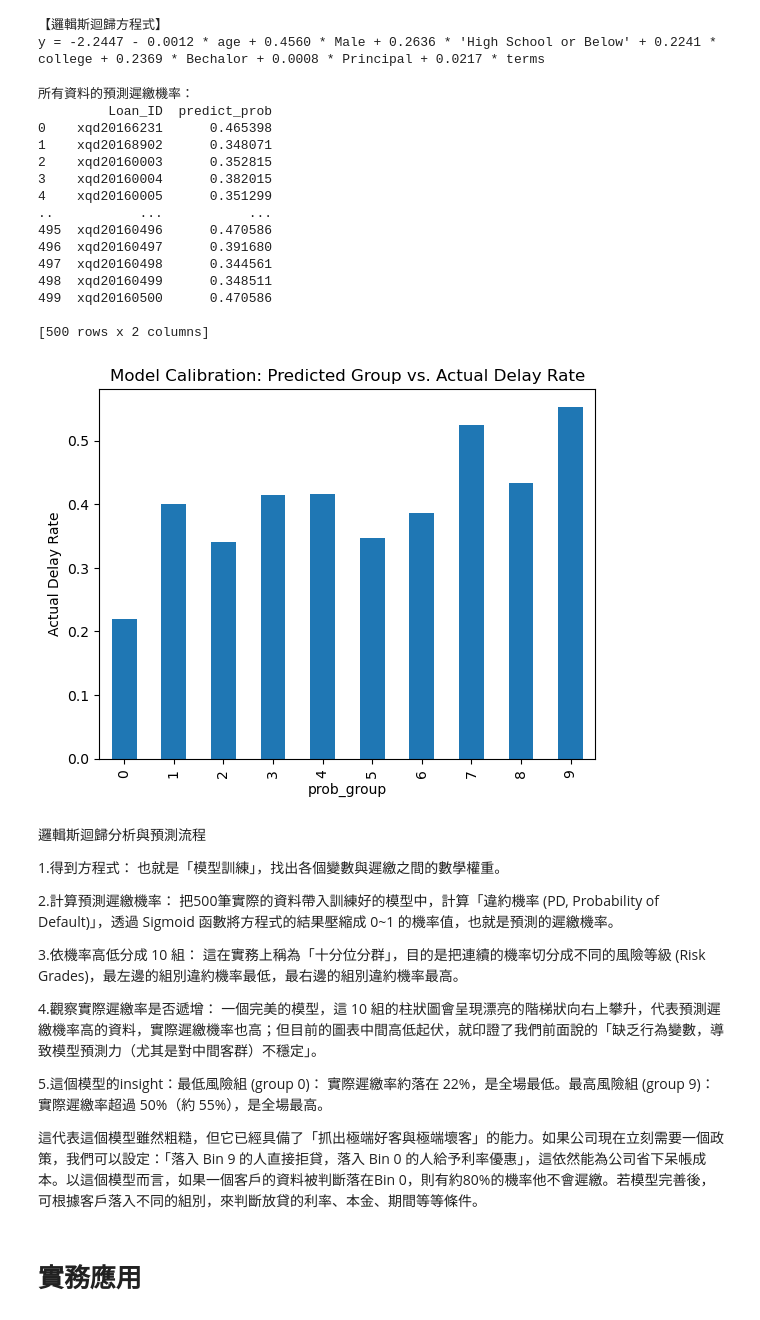
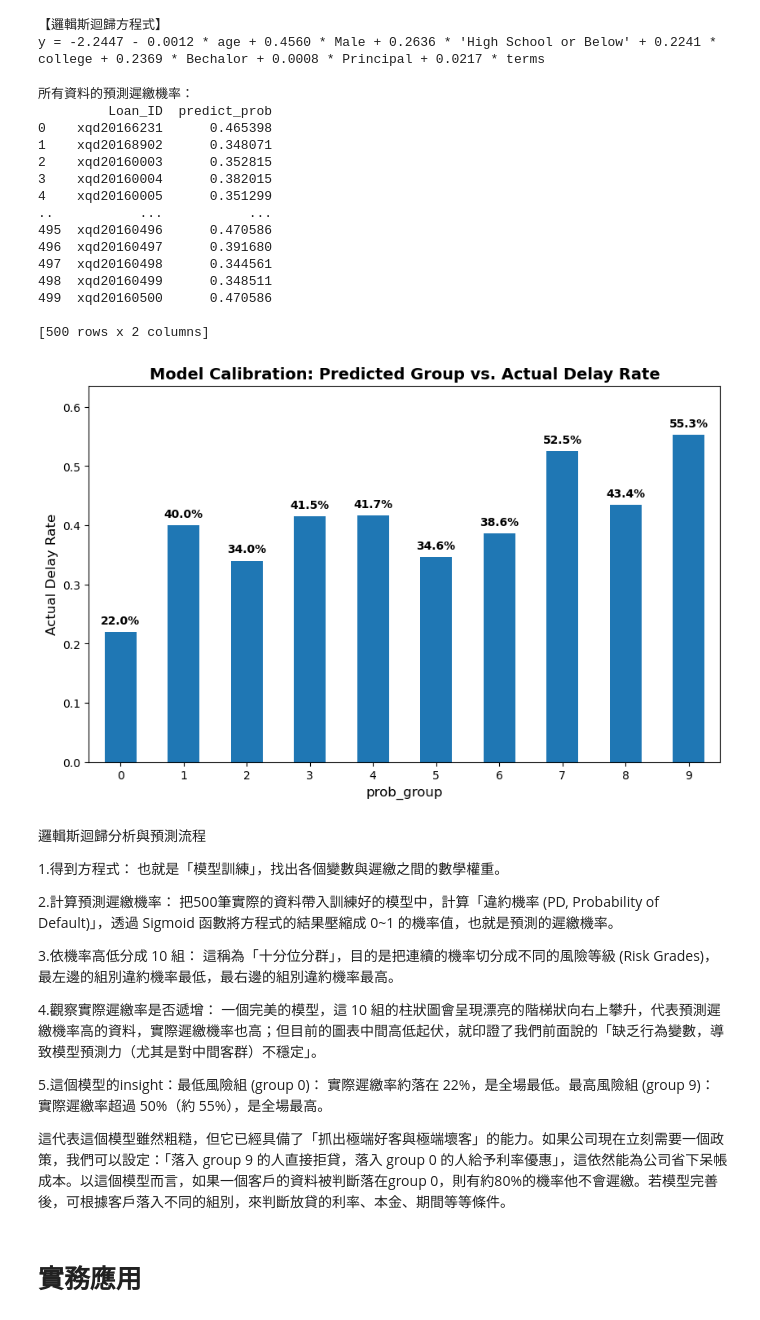
Before and after one commit to sean1105881105/Loan-Data-Analysis, a Jupyter notebook: Kaggle數據分析.ipynb, the cells around one changed output. Cells and saved outputs as stored; diff of their text form; code cells hidden in the pictures.

```diff
--- a/Kaggle數據分析.ipynb
+++ b/Kaggle數據分析.ipynb
@@ -571,42 +571,65 @@ print(equation)
 【邏輯斯迴歸方程式】
 y = -2.2447 - 0.0012 * age + 0.4560 * Male + 0.2636 * 'High School or Below' + 0.2241 * college + 0.2369 * Bechalor + 0.0008 * Principal + 0.0217 * terms
 # %%
+import matplotlib.pyplot as plt
 # 使用訓練好的模型預測所有人的遲繳機率
 # 注意：預測用的 X 必須包含常數項 (Intercept)
 df['predict_prob'] = result.predict(X)
-
 # 看看前 5 筆預測出來的機率
 print("所有資料的預測遲繳機率：")
 print(df[['Loan_ID', 'predict_prob']])
 # 將預測機率由低到高分成 10 個等分 (Deciles)
 df['prob_group'] = pd.qcut(df['predict_prob'], q=10, labels=False, duplicates='drop')
-
 # 計算每個機率組別的「實際遲繳率」
 calibration_analysis = df.groupby('prob_group')['delay'].mean()
+# 設定畫布大小，讓圖表更寬敞舒適
+plt.figure(figsize=(10, 6))
 
-# 如果這條線是往上爬的，代表模型即便不顯著，依然具備一定的排序能力
-import matplotlib.pyplot as plt
-calibration_analysis.plot(kind='bar')
-plt.title("Model Calibration: Predicted Group vs. Actual Delay Rate")
-plt.ylabel("Actual Delay Rate")
+# 畫出長條圖，並將回傳的 axes 物件存入變數 ax
+ax = calibration_analysis.plot(kind='bar')
+
+# 透過迴圈讀取圖表中的每一個長條 (patches)
+for p in ax.patches:
+    # 取得長條的高度 (即 actual delay rate)
+    height = p.get_height()
+
+    # 在長條的正上方加上百分比標籤
+    # {height:.1%} 會自動將小數轉換為百分比，並保留一位小數 (例如 0.412 變成 41.2%)
+    ax.annotate(f'{height:.1%}',
+                xy=(p.get_x() + p.get_width() / 2, height), # 標籤的 X, Y 座標位置 (長條正中間)
+                xytext=(0, 5), # 讓文字稍微往上偏移 5 個像素，才不會和長條黏在一起
+                textcoords="offset points",
+                ha='center', va='bottom', fontsize=10, fontweight='bold')
+
+# 設定標題與標籤
+plt.title("Model Calibration: Predicted Group vs. Actual Delay Rate", fontsize=14, fontweight='bold')
+plt.ylabel("Actual Delay Rate", fontsize=12)
+plt.xlabel("prob_group", fontsize=12)
+
+# 將 X 軸的數字轉正，比較容易閱讀
+plt.xticks(rotation=0)
+
+# 為了避免最上面的標籤被圖表邊緣裁切到，可以稍微拉高 Y 軸的上限
+plt.ylim(0, calibration_analysis.max() * 1.15)
+
 plt.show()
 # %% [output]
 所有資料的預測遲繳機率：
          Loan_ID  predict_prob
 0    xqd20166231      0.465398
 1    xqd20168902      0.348071
 2    xqd20160003      0.352815
 3    xqd20160004      0.382015
 4    xqd20160005      0.351299
 ..           ...           ...
 495  xqd20160496      0.470586
 496  xqd20160497      0.391680
 497  xqd20160498      0.344561
 498  xqd20160499      0.348511
 499  xqd20160500      0.470586
 
 [500 rows x 2 columns]
-[figure, old version]
+[figure, new version]
 # %% [markdown]
 邏輯斯迴歸分析與預測流程
 
@@ -614,13 +637,13 @@ plt.show()
 
 2.計算預測遲繳機率： 把500筆實際的資料帶入訓練好的模型中，計算「違約機率 (PD, Probability of Default)」，透過 Sigmoid 函數將方程式的結果壓縮成 0~1 的機率值，也就是預測的遲繳機率。
 
-3.依機率高低分成 10 組： 這在實務上稱為「十分位分群」，目的是把連續的機率切分成不同的風險等級 (Risk Grades)，最左邊的組別違約機率最低，最右邊的組別違約機率最高。
+3.依機率高低分成 10 組： 這稱為「十分位分群」，目的是把連續的機率切分成不同的風險等級 (Risk Grades)，最左邊的組別違約機率最低，最右邊的組別違約機率最高。
 
 4.觀察實際遲繳率是否遞增： 一個完美的模型，這 10 組的柱狀圖會呈現漂亮的階梯狀向右上攀升，代表預測遲繳機率高的資料，實際遲繳機率也高；但目前的圖表中間高低起伏，就印證了我們前面說的「缺乏行為變數，導致模型預測力（尤其是對中間客群）不穩定」。
 
 5.這個模型的insight：最低風險組 (group 0)： 實際遲繳率約落在 22%，是全場最低。最高風險組 (group 9)： 實際遲繳率超過 50%（約 55%），是全場最高。
 
-這代表這個模型雖然粗糙，但它已經具備了「抓出極端好客與極端壞客」的能力。如果公司現在立刻需要一個政策，我們可以設定：「落入 Bin 9 的人直接拒貸，落入 Bin 0 的人給予利率優惠」，這依然能為公司省下呆帳成本。以這個模型而言，如果一個客戶的資料被判斷落在Bin 0，則有約80%的機率他不會遲繳。若模型完善後，可根據客戶落入不同的組別，來判斷放貸的利率、本金、期間等等條件。
+這代表這個模型雖然粗糙，但它已經具備了「抓出極端好客與極端壞客」的能力。如果公司現在立刻需要一個政策，我們可以設定：「落入 group 9 的人直接拒貸，落入 group 0 的人給予利率優惠」，這依然能為公司省下呆帳成本。以這個模型而言，如果一個客戶的資料被判斷落在group 0，則有約80%的機率他不會遲繳。若模型完善後，可根據客戶落入不同的組別，來判斷放貸的利率、本金、期間等等條件。
 # %% [markdown]
 # 實務應用
 # %% [markdown]
```
Also changed, not shown: parts of 1 cell of this notebook.
